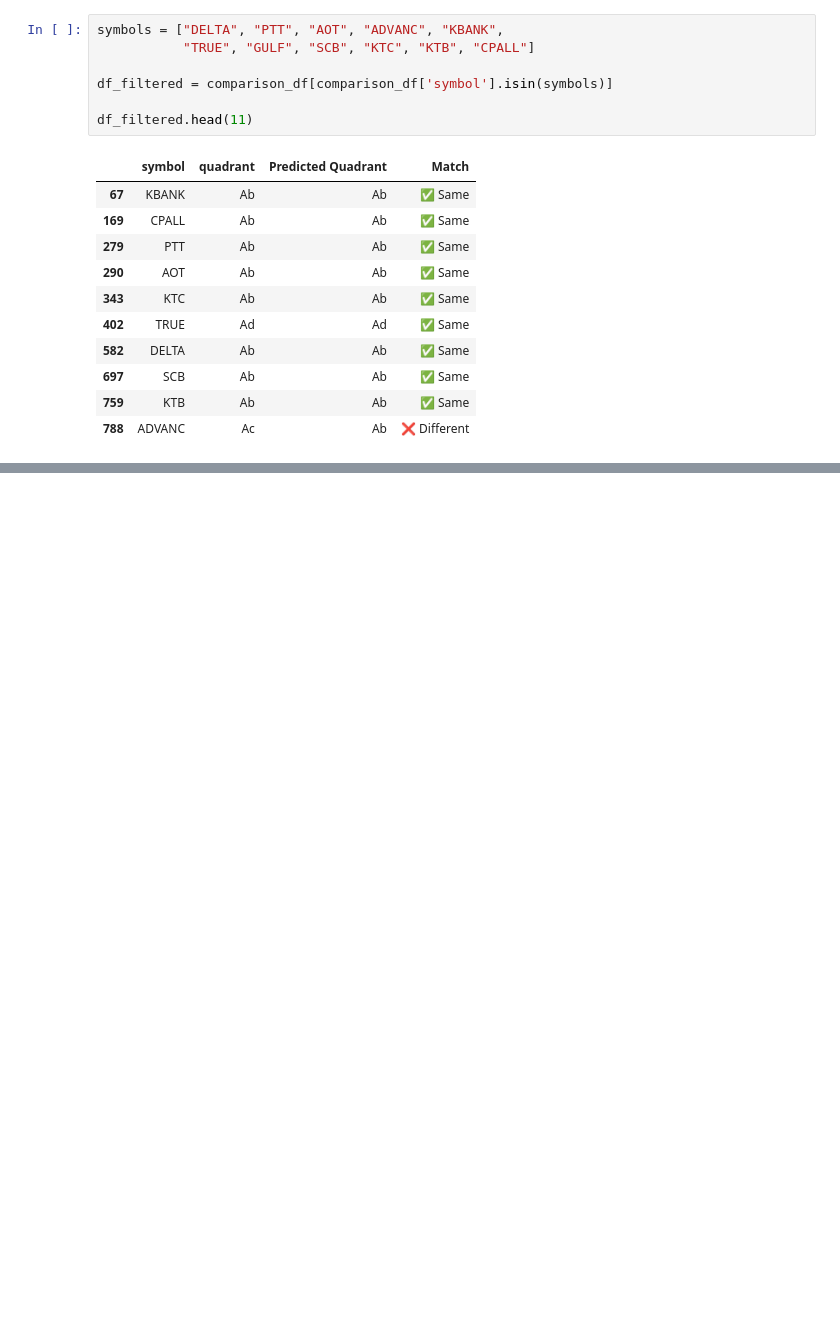
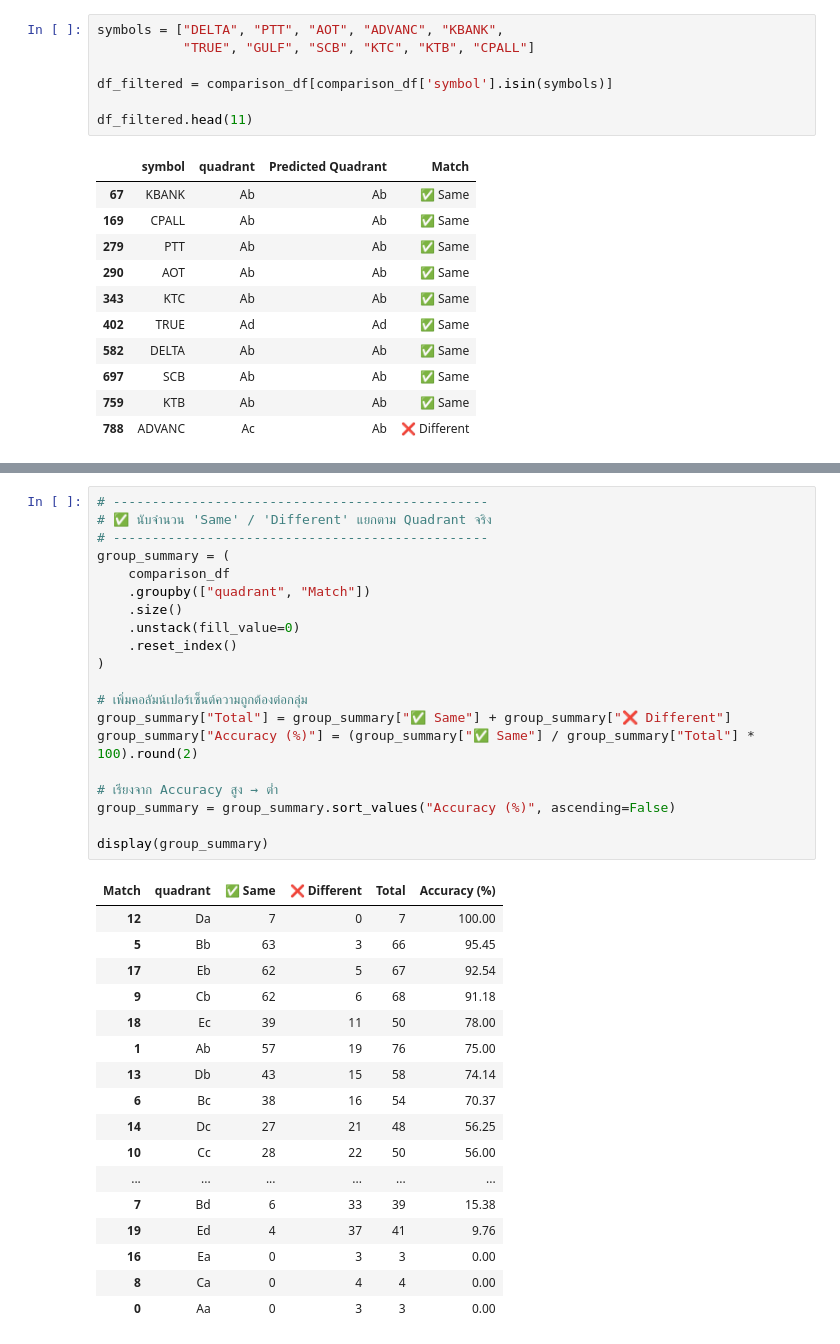
Before and after one commit to phqsuema123/Stock-quadrant-quantitative-analysis-using-deep-learning-classification, a Jupyter notebook: 1.Final_file/5.ployment/deployment_model.ipynb, the cells around one changed output, grey strips where cells are left out. Cells and saved outputs as stored; diff of their text form; blank space fills up the shorter version.

```diff
--- a/1.Final_file/5.ployment/deployment_model.ipynb
+++ b/1.Final_file/5.ployment/deployment_model.ipynb
@@ -504,0 +543,38 @@ df_filtered.head(11)
+# %%
+# ------------------------------------------------
+# ✅ นับจำนวน 'Same' / 'Different' แยกตาม Quadrant จริง
+# ------------------------------------------------
+group_summary = (
+    comparison_df
+    .groupby(["quadrant", "Match"])
+    .size()
+    .unstack(fill_value=0)
+    .reset_index()
+)
+
+# เพิ่มคอลัมน์เปอร์เซ็นต์ความถูกต้องต่อกลุ่ม
+group_summary["Total"] = group_summary["✅ Same"] + group_summary["❌ Different"]
+group_summary["Accuracy (%)"] = (group_summary["✅ Same"] / group_summary["Total"] * 100).round(2)
+
+# เรียงจาก Accuracy สูง → ต่ำ
+group_summary = group_summary.sort_values("Accuracy (%)", ascending=False)
+
+display(group_summary)
+# %% [output]
+| Match | quadrant | ✅ Same | ❌ Different | Total | Accuracy (%) |
+| 12 | Da | 7 | 0 | 7 | 100.00 |
+| 5 | Bb | 63 | 3 | 66 | 95.45 |
+| 17 | Eb | 62 | 5 | 67 | 92.54 |
+| 9 | Cb | 62 | 6 | 68 | 91.18 |
+| 18 | Ec | 39 | 11 | 50 | 78.00 |
+| 1 | Ab | 57 | 19 | 76 | 75.00 |
+| 13 | Db | 43 | 15 | 58 | 74.14 |
+| 6 | Bc | 38 | 16 | 54 | 70.37 |
+| 14 | Dc | 27 | 21 | 48 | 56.25 |
+| 10 | Cc | 28 | 22 | 50 | 56.00 |
+| ... | ... | ... | ... | ... | ... |
+| 7 | Bd | 6 | 33 | 39 | 15.38 |
+| 19 | Ed | 4 | 37 | 41 | 9.76 |
+| 16 | Ea | 0 | 3 | 3 | 0.00 |
+| 8 | Ca | 0 | 4 | 4 | 0.00 |
+| 0 | Aa | 0 | 3 | 3 | 0.00 |
```
Also changed, not shown: parts of 4 cells of this notebook.
